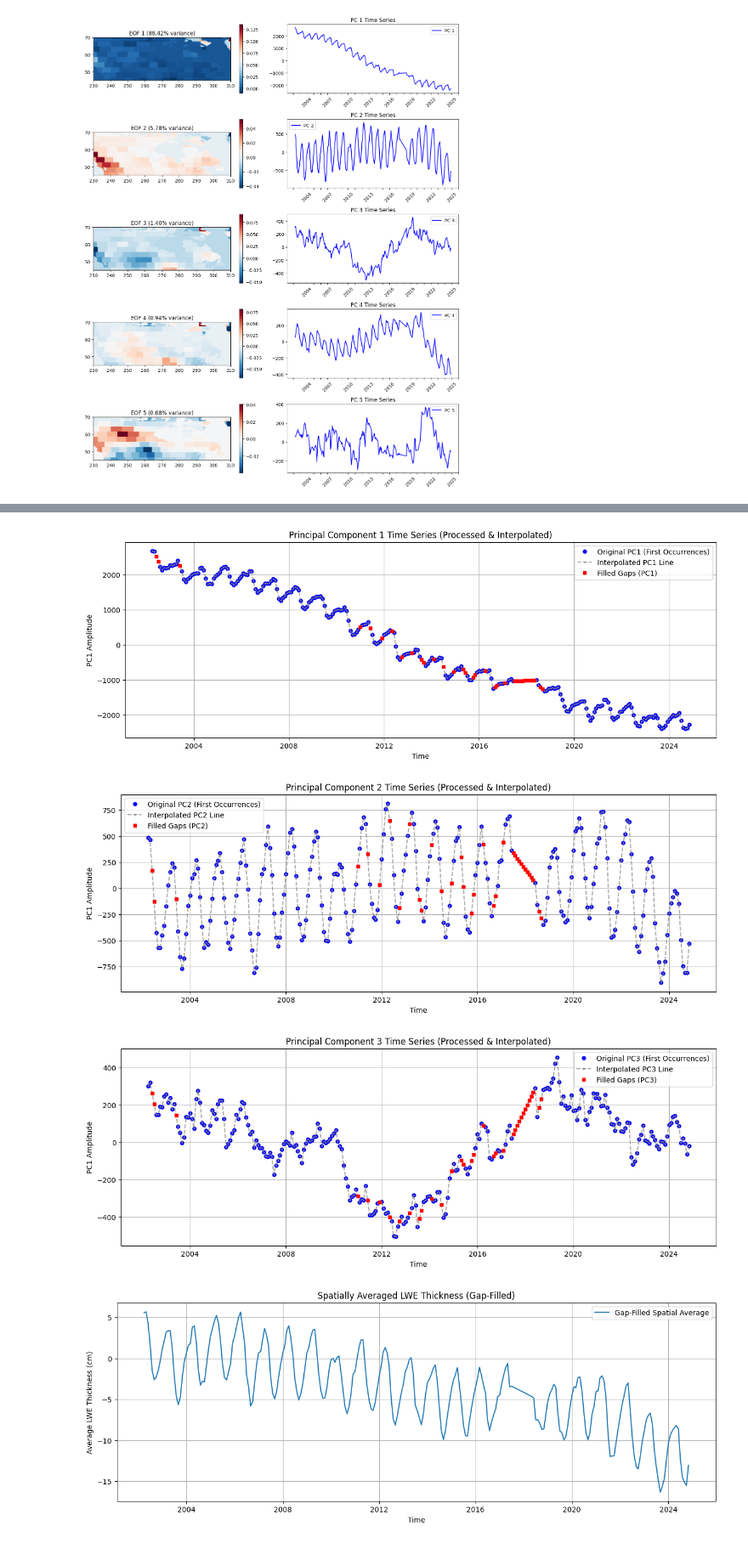
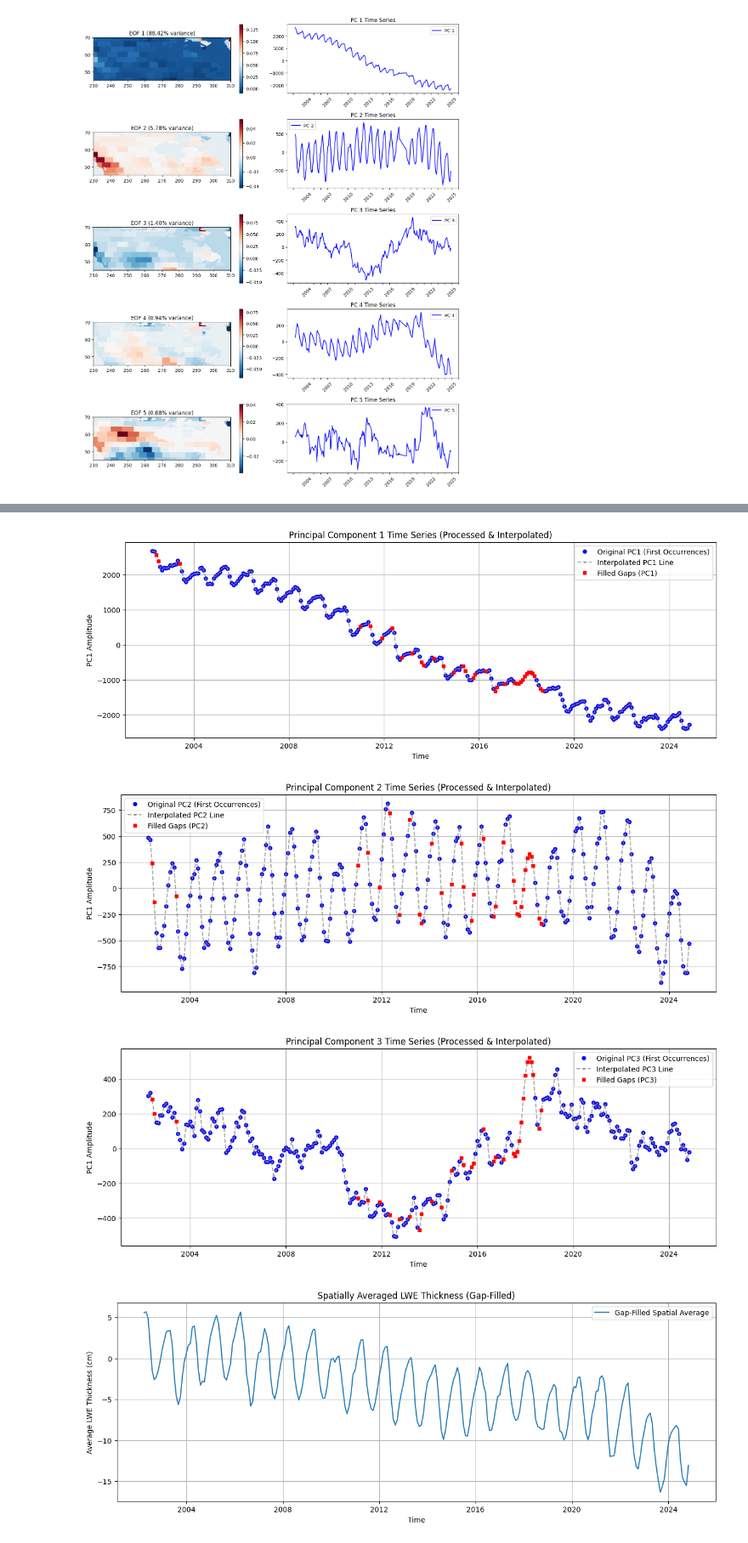
Before and after one commit to faehdy/Space_Data_Kernel, a Jupyter notebook: Grace/Project/src/preprocessing/LWE_Preprocessing.ipynb, the cells around one changed output, grey strips where cells are left out. Shown at 85% size. Drawn from its saved outputs; the diff is of its cells as text; code cells hidden in the pictures.

```diff
--- a/Grace/Project/src/preprocessing/LWE_Preprocessing.ipynb
+++ b/Grace/Project/src/preprocessing/LWE_Preprocessing.ipynb
@@ -375,7 +377,8 @@ print(f"Shape of pc_df: {pc_df.shape}") # Should be (237, 5)
 pc_df_full = pc_df.reindex(full_date_range)
 
 # Interpolate the missing values (NaNs) in the PC time series
-pc_df_interpolated = pc_df_full.interpolate(method='linear', axis=0) # Interpolate along time axis
+#pc_df_interpolated = pc_df_full.interpolate(method='linear', axis=0) # Interpolate along time axis, using linear method
+pc_df_interpolated = pc_df_full.interpolate(method='spline', order=2, axis=0) # Interpolate along time axis, using spline method 2nd order
 
 # Check if any NaNs remain
 if pc_df_interpolated.isnull().values.any():
@@ -554,34 +557,34 @@ if combined_data_array.shape[0] > 0:
     plt.figure(figsize=(15, 5))
     plt.plot(sorted_dates, spatial_average_filled, label='Gap-Filled Spatial Average')
     plt.title('Spatially Averaged LWE Thickness (Gap-Filled)')
     plt.xlabel('Time')
     plt.ylabel('Average LWE Thickness (cm)')
     plt.legend()
     plt.grid(True)
     plt.show()
 else:
      print("Skipping spatial average plot as combined_data_array is empty.")
 # %% [output]
 Original number of time steps: 239
 Length after converting to monthly periods: 239
 Length after finding unique monthly periods: 237
 Number of time steps to keep (first occurrences): 237
 
 Months appearing more than once in time_dates:
 2012-01    2
 2015-04    2
 Freq: M, Name: count, dtype: int64
 Keeping only the first measurement for these months.
 Length of filtered time_dates: 237
 Length of original_dates_dtindex (unique months): 237
 Identified 35 missing months.
 Shape of filtered transformed_data: (237, 5)
 Shape of pc_df: (237, 5)
 Shape of reconstructed data for missing months: (35, 50, 160)
 Shape of filtered original spatial data: (237, 50, 160)
 Shape of final combined data array: (272, 50, 160)
 Number of time steps in final array: 272
-[figure, old version]
+[figure, new version]
-[figure, old version]
+[figure, new version]
-[figure, old version]
+[figure, new version]
-[figure, old version]
+[figure, new version]
```
Also changed, not shown: parts of 8 cells of this notebook.
